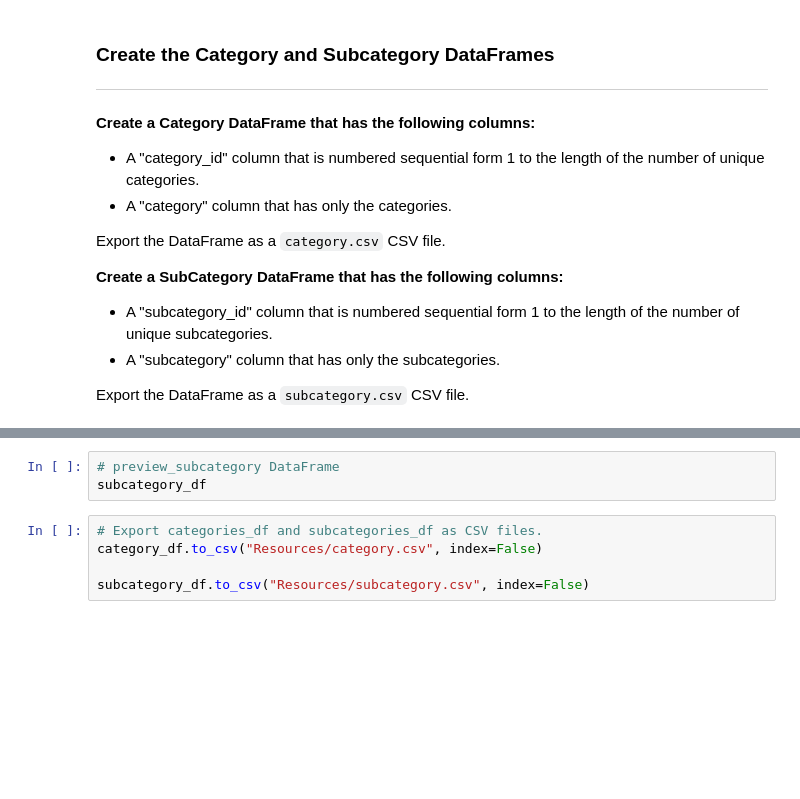
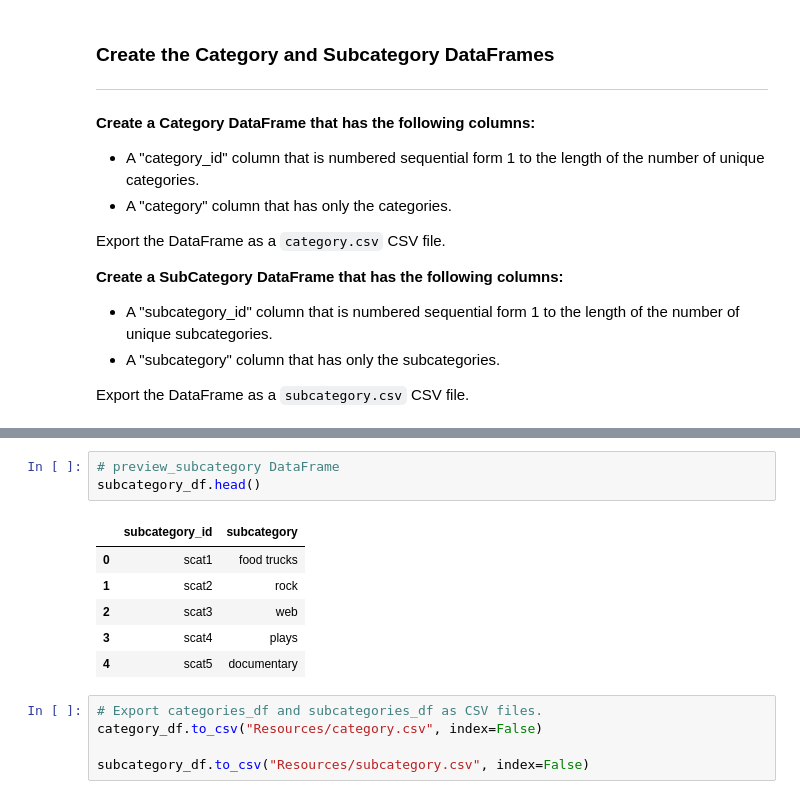
Before and after one commit to ericabgraboyes/Crowdfunding_ETL, a Jupyter notebook: ETL_Mini_Project_EGraboyes.ipynb, the cells around one changed output, grey strips where cells are left out. Saved outputs shown, nothing was run; the diff lists cells and outputs as text; blank space fills up the shorter version.

```diff
--- a/ETL_Mini_Project_EGraboyes.ipynb
+++ b/ETL_Mini_Project_EGraboyes.ipynb
@@ -75,6 +155,13 @@ category_df
 # %%
 # preview_subcategory DataFrame
-subcategory_df
+subcategory_df.head()
+# %% [output]
+|  | subcategory_id | subcategory |
+| 0 | scat1 | food trucks |
+| 1 | scat2 | rock |
+| 2 | scat3 | web |
+| 3 | scat4 | plays |
+| 4 | scat5 | documentary |
 # %%
 # Export categories_df and subcategories_df as CSV files.
 category_df.to_csv("Resources/category.csv", index=False)
```
Also changed, not shown: parts of 10 cells of this notebook.
